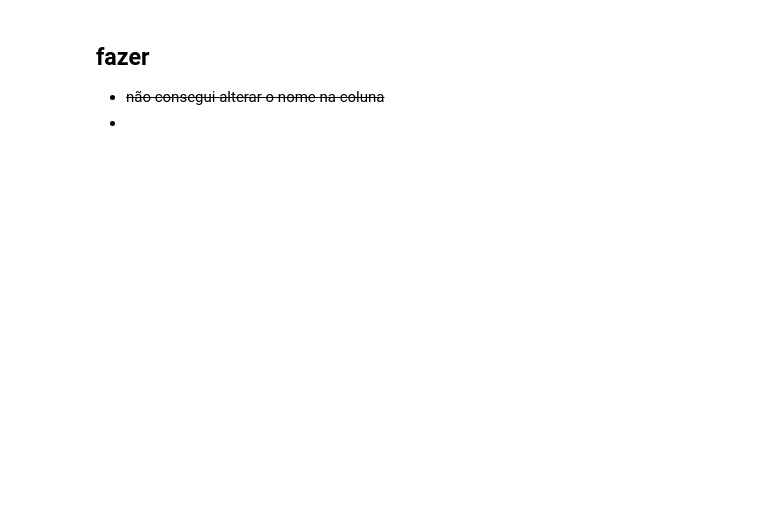
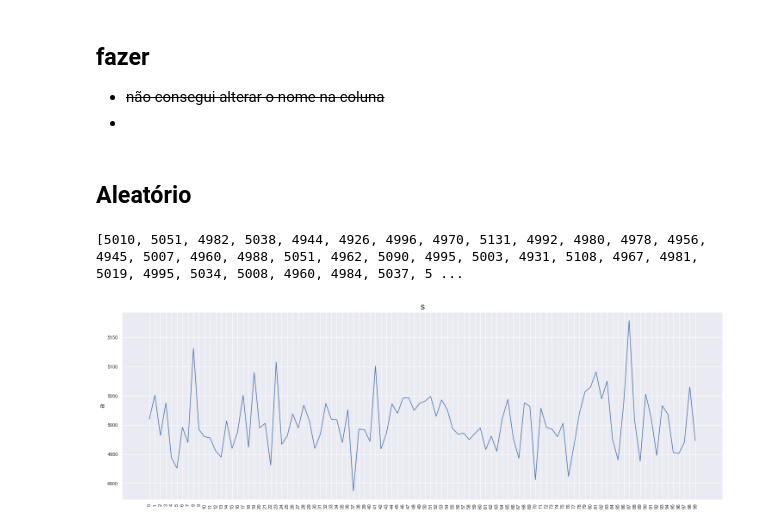
Before and after one commit to mateusmata/Jupyter_Notebook_Estudo, a Jupyter notebook: Arquivos ipynb/IMDB_ratings_Pessoal.ipynb, the cells around one changed output. Drawn from its saved outputs; the diff is of its cells as text; code cells hidden in the pictures; blank space fills up the shorter version.

```diff
--- a/Arquivos ipynb/IMDB_ratings_Pessoal.ipynb
+++ b/Arquivos ipynb/IMDB_ratings_Pessoal.ipynb
@@ -418,3 +518,38 @@ imdb.loc[imdb.Title.str.contains(":", na=False)].head()
 ## fazer
 - <s>não consegui alterar o nome na coluna</s>
 -
+# %% [markdown]
+## Aleatório
+# %%
+import random
+
+moeda = []
+for x in range(100):
+    cara=0
+    coroa=0
+    for x in range(10000):
+        if random.randint(1,2)==1:
+            cara +=1
+        else:
+            coroa+=1
+    moeda.append(cara)
+
+print(moeda)
+# %% [output]
+[5010, 5051, 4982, 5038, 4944, 4926, 4996, 4970, 5131, 4992, 4980, 4978, 4956, 4945, 5007, 4960, 4988, 5051, 4962, 5090, 4995, 5003, 4931, 5108, 4967, 4981, 5019, 4995, 5034, 5008, 4960, 4984, 5037, 5 ...
+# %%
+fig, ax = plt.subplots(1,1,figsize=(25, 8))
+sns.lineplot(x=range(100), y=moeda, palette='Paired')   #plot do grafico
+sns.set_context("notebook")
+sns.set(rc={"font.size":10,"axes.labelsize":17})
+#ax.set_xticklabels(diret)                                                    #Definindo os valores do eixo x
+ax.set_xticks(np.arange(len(moeda)))                                         #
+ax.set_ylabel('a')                                        #nome do eixo Y
+plt.xticks(rotation=90)                                                            #rotação do valores do eixo x    4
+ax.set_title('s', fontsize=20)         #titulo do grafico
+ax.grid(True)
+
+
+plt.show()
+# %% [output]
+[figure, added]
```
Also changed, not shown: parts of 15 cells of this notebook, 3 other files.
